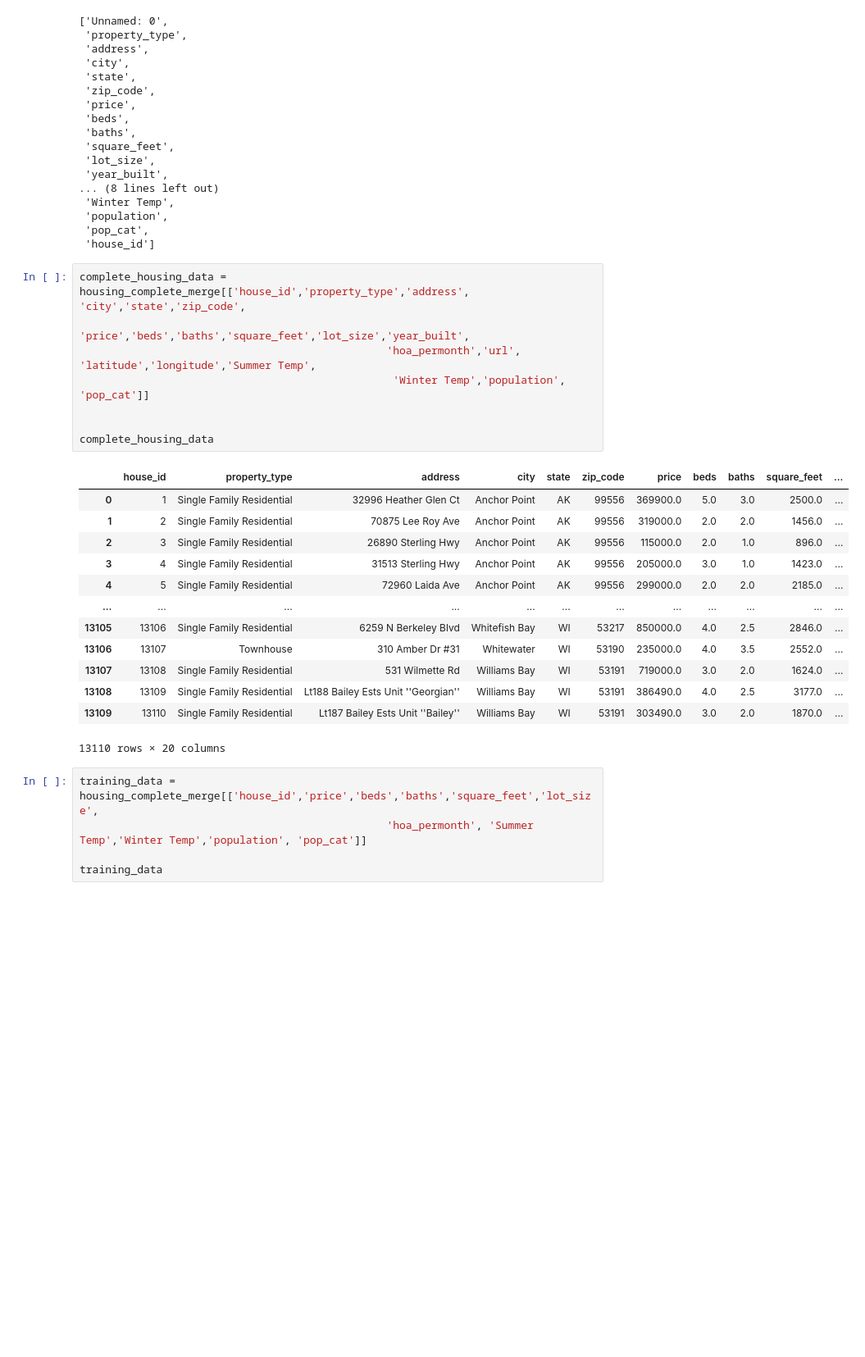
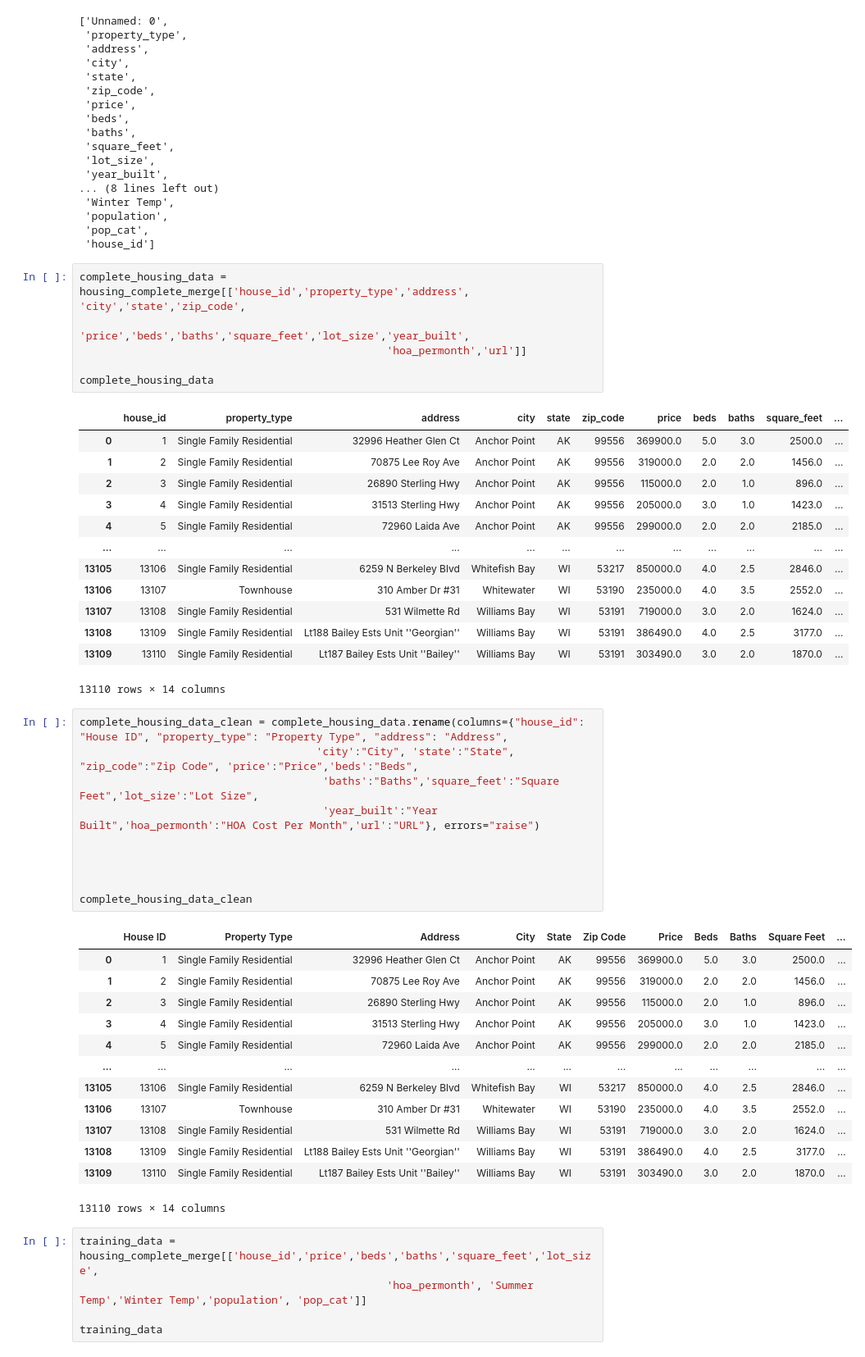
Before and after one commit to aaronrotman/house-finder, a Jupyter notebook: combination_data/combine_temp_population_housing.ipynb, the cells around one changed output. Shown at 82% size. Saved outputs shown, nothing was run; the diff lists cells and outputs as text; blank space fills up the shorter version.

Commit message:
updated CSV data to remove unneded cols

```diff
--- a/combination_data/combine_temp_population_housing.ipynb
+++ b/combination_data/combine_temp_population_housing.ipynb
@@ -263,9 +263,7 @@ cols
 # %%
 complete_housing_data = housing_complete_merge[['house_id','property_type','address', 'city','state','zip_code',
                                                 'price','beds','baths','square_feet','lot_size','year_built',
-                                                'hoa_permonth','url', 'latitude','longitude','Summer Temp',
-                                                 'Winter Temp','population', 'pop_cat']]
-
+                                                'hoa_permonth','url']]
 
 complete_housing_data
 # %% [output]
@@ -281,7 +279,31 @@ complete_housing_data
 | 13107 | 13108 | Single Family Residential | 531 Wilmette Rd | Williams Bay | WI | 53191 | 719000.0 | 3.0 | 2.0 | 1624.0 | ... |
 | 13108 | 13109 | Single Family Residential | Lt188 Bailey Ests Unit ''Georgian'' | Williams Bay | WI | 53191 | 386490.0 | 4.0 | 2.5 | 3177.0 | ... |
 | 13109 | 13110 | Single Family Residential | Lt187 Bailey Ests Unit ''Bailey'' | Williams Bay | WI | 53191 | 303490.0 | 3.0 | 2.0 | 1870.0 | ... |
-13110 rows × 20 columns
+13110 rows × 14 columns
+# %%
+complete_housing_data_clean = complete_housing_data.rename(columns={"house_id": "House ID", "property_type": "Property Type", "address": "Address",
+                                     'city':"City", 'state':"State", "zip_code":"Zip Code", 'price':"Price",'beds':"Beds",
+                                      'baths':"Baths",'square_feet':"Square Feet",'lot_size':"Lot Size",
+                                      'year_built':"Year Built",'hoa_permonth':"HOA Cost Per Month",'url':"URL"}, errors="raise")
+
+
+
+
+complete_housing_data_clean
+# %% [output]
+|  | House ID | Property Type | Address | City | State | Zip Code | Price | Beds | Baths | Square Feet | ... |
+| 0 | 1 | Single Family Residential | 32996 Heather Glen Ct | Anchor Point | AK | 99556 | 369900.0 | 5.0 | 3.0 | 2500.0 | ... |
+| 1 | 2 | Single Family Residential | 70875 Lee Roy Ave | Anchor Point | AK | 99556 | 319000.0 | 2.0 | 2.0 | 1456.0 | ... |
+| 2 | 3 | Single Family Residential | 26890 Sterling Hwy | Anchor Point | AK | 99556 | 115000.0 | 2.0 | 1.0 | 896.0 | ... |
+| 3 | 4 | Single Family Residential | 31513 Sterling Hwy | Anchor Point | AK | 99556 | 205000.0 | 3.0 | 1.0 | 1423.0 | ... |
+| 4 | 5 | Single Family Residential | 72960 Laida Ave | Anchor Point | AK | 99556 | 299000.0 | 2.0 | 2.0 | 2185.0 | ... |
+| ... | ... | ... | ... | ... | ... | ... | ... | ... | ... | ... | ... |
+| 13105 | 13106 | Single Family Residential | 6259 N Berkeley Blvd | Whitefish Bay | WI | 53217 | 850000.0 | 4.0 | 2.5 | 2846.0 | ... |
+| 13106 | 13107 | Townhouse | 310 Amber Dr #31 | Whitewater | WI | 53190 | 235000.0 | 4.0 | 3.5 | 2552.0 | ... |
+| 13107 | 13108 | Single Family Residential | 531 Wilmette Rd | Williams Bay | WI | 53191 | 719000.0 | 3.0 | 2.0 | 1624.0 | ... |
+| 13108 | 13109 | Single Family Residential | Lt188 Bailey Ests Unit ''Georgian'' | Williams Bay | WI | 53191 | 386490.0 | 4.0 | 2.5 | 3177.0 | ... |
+| 13109 | 13110 | Single Family Residential | Lt187 Bailey Ests Unit ''Bailey'' | Williams Bay | WI | 53191 | 303490.0 | 3.0 | 2.0 | 1870.0 | ... |
+13110 rows × 14 columns
 # %%
 training_data = housing_complete_merge[['house_id','price','beds','baths','square_feet','lot_size',
                                                 'hoa_permonth', 'Summer Temp','Winter Temp','population', 'pop_cat']]
```
Also changed, not shown: parts of 2 cells of this notebook, 1 other file.
